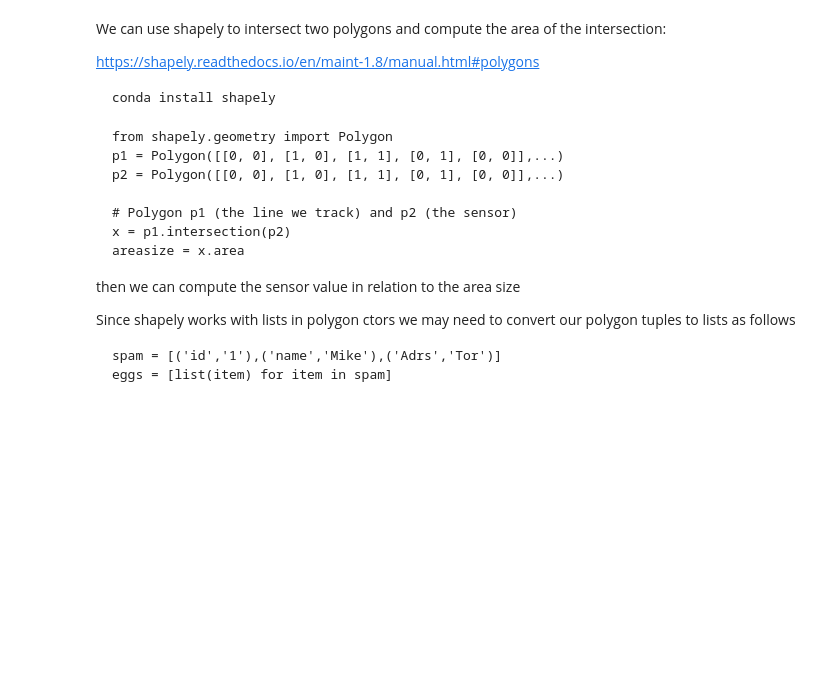
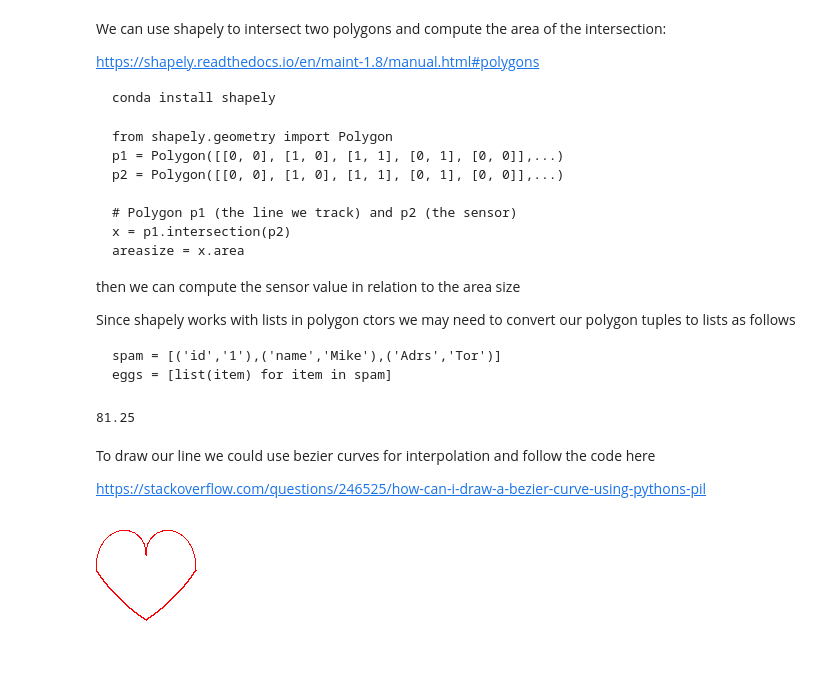
Before and after one commit to Bodobolero/CarSimulator, a Jupyter notebook: Measurements.ipynb, the cells around one changed output. Cells and saved outputs as stored; diff of their text form; code cells hidden in the pictures; blank space fills up the shorter version.

Commit message:
collecting some ideas how to draw a curved line on the simulated canvas and compute the intersection with the sensors

````diff
--- a/Measurements.ipynb
+++ b/Measurements.ipynb
@@ -220,3 +220,18 @@ Since shapely works with lists in polygon ctors we may need to convert our polyg
 spam = [('id','1'),('name','Mike'),('Adrs','Tor')]
 eggs = [list(item) for item in spam]
 ```
+# %%
+from shapely.geometry import Polygon
+p1tuple = ((0,0), (10,0), (10,20), (0,20), (0,0))
+p2tuple = ((5,5), (15,0), (15,25), (5,25), (5,5))
+p1 = Polygon([list(point) for point in p1tuple])
+p2 = Polygon([list(point) for point in p2tuple])
+x = p1.intersection(p2)
+areasize = x.area
+areasize
+# %% [output]
+81.25
+# %% [markdown]
+To draw our line we could use bezier curves for interpolation and follow the code here
+
+https://stackoverflow.com/questions/246525/how-can-i-draw-a-bezier-curve-using-pythons-pil
@@ -222,0 +275,30 @@ eggs = [list(item) for item in spam]
+# %%
+from PIL import Image
+from PIL import ImageDraw
+
+
+im = Image.new('RGBA', (150, 150), (0, 0, 0, 0))
+draw = ImageDraw.Draw(im)
+ts = [t/100.0 for t in range(101)]
+
+xys = [(50, 100), (80, 80), (100, 50)]
+bezier = make_bezier(xys)
+points = bezier(ts)
+
+xys = [(100, 50), (100, 0), (50, 0), (50, 35)]
+bezier = make_bezier(xys)
+points.extend(bezier(ts))
+
+xys = [(50, 35), (50, 0), (0, 0), (0, 50)]
+bezier = make_bezier(xys)
+points.extend(bezier(ts))
+
+xys = [(0, 50), (20, 80), (50, 100)]
+bezier = make_bezier(xys)
+points.extend(bezier(ts))
+
+draw.polygon(points, outline = 'red')
+display(im)
+#points
+# %% [output]
+[figure, added]
````
Also changed, not shown: parts of 3 cells of this notebook.
